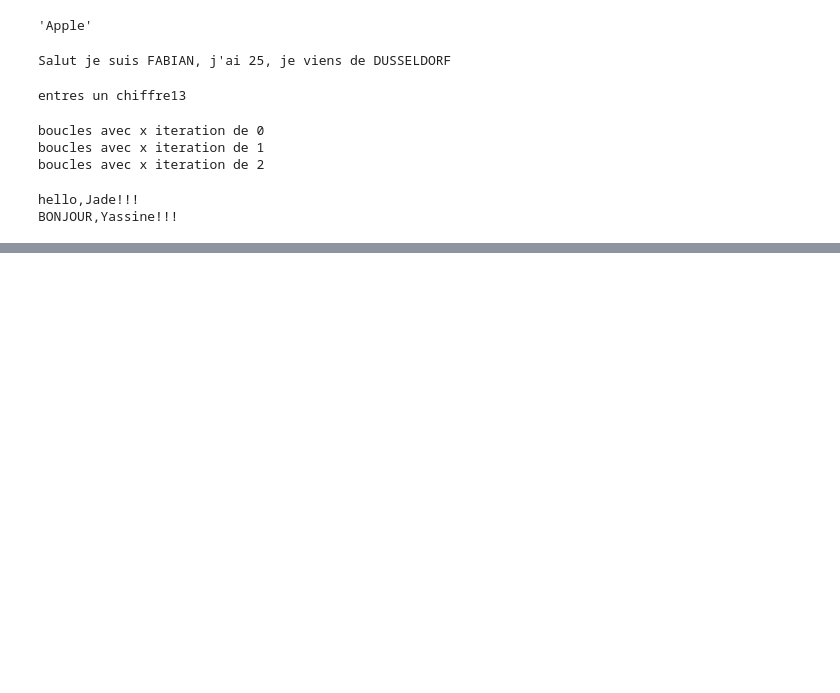
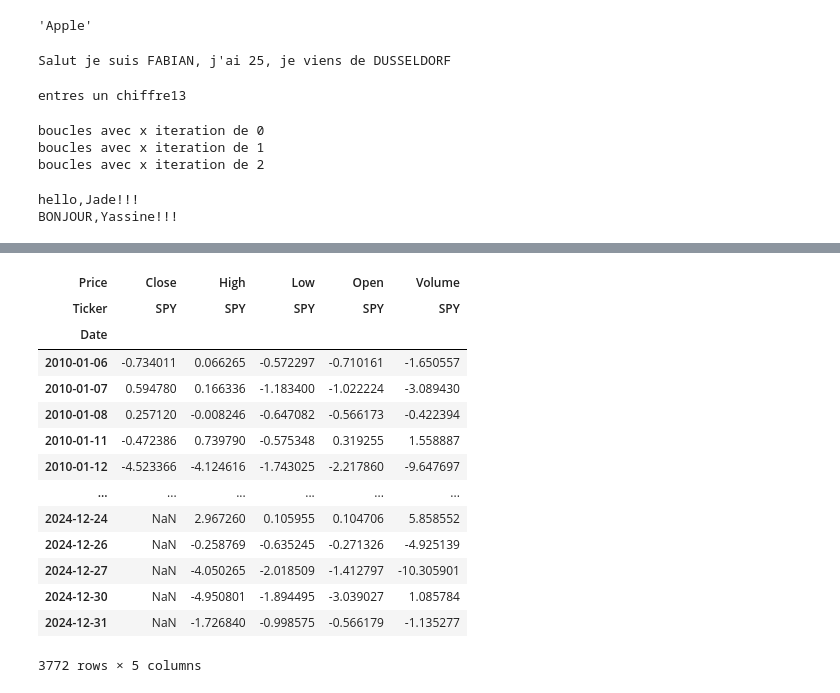
Before and after one commit to Samy-OUABID/IAE-METZ-Samy-Yassin, a Jupyter notebook: TD_DATAFUNDS.ipynb, the cells around one changed output, grey strips where cells are left out. Cells and saved outputs as stored; diff of their text form; code cells hidden in the pictures; blank space fills up the shorter version.

```diff
--- a/TD_DATAFUNDS.ipynb
+++ b/TD_DATAFUNDS.ipynb
@@ -99,0 +158,9 @@ BONJOUR,Yassine!!!
+# %%
+#BLOCK / TIME FRAME
+start_date = '2010-01-01'
+end_date = '2025-01-01'
+# %%
+#Telechargemennt des donnes historique de YFINANCE
+france_data = yf.download(france_symbol, start=start_date, end=end_date)
+ireland_data = yf.download(ireland_symbl, start=start_date, end=end_date)
+Luxembourg_data = yf.download(Luxembourg_symbol, start=start_date, end=end_date)
@@ -99,0 +211,32 @@ BONJOUR,Yassine!!!
+# %%
+# calcul des rendements pour chacun des fonds
+Luxembourg_data = Luxembourg_data.pct_change().dropna()
+ireland_data = ireland_data.pct_change().dropna()
+france_data = france_data.pct_change().dropna()
+# %%
+# calcul des redt quotiien pour chacun des fonds
+Luxembourg_return = Luxembourg_data.pct_change().dropna()
+ireland_return = ireland_data.pct_change().dropna()
+france_return = france_data.pct_change().dropna()
+# %%
+# calcul de la rentabilité cummulée des fonds sur une période
+lux_cumulatif_return = (1 + Luxembourg_return).cumprod()-1
+ireland_cumulatif_return = (1 + ireland_return).cumprod()-1
+france_cumulatif_return = (1 + france_return).cumprod()-1
+lux_cumulatif_return
+# %% [output]
+| Price | Close | High | Low | Open | Volume |
+| Ticker | SPY | SPY | SPY | SPY | SPY |
+| Date |  |  |  |  |  |
+| 2010-01-06 | -0.734011 | 0.066265 | -0.572297 | -0.710161 | -1.650557 |
+| 2010-01-07 | 0.594780 | 0.166336 | -1.183400 | -1.022224 | -3.089430 |
+| 2010-01-08 | 0.257120 | -0.008246 | -0.647082 | -0.566173 | -0.422394 |
+| 2010-01-11 | -0.472386 | 0.739790 | -0.575348 | 0.319255 | 1.558887 |
+| 2010-01-12 | -4.523366 | -4.124616 | -1.743025 | -2.217860 | -9.647697 |
+| ... | ... | ... | ... | ... | ... |
+| 2024-12-24 | NaN | 2.967260 | 0.105955 | 0.104706 | 5.858552 |
+| 2024-12-26 | NaN | -0.258769 | -0.635245 | -0.271326 | -4.925139 |
+| 2024-12-27 | NaN | -4.050265 | -2.018509 | -1.412797 | -10.305901 |
+| 2024-12-30 | NaN | -4.950801 | -1.894495 | -3.039027 | 1.085784 |
+| 2024-12-31 | NaN | -1.726840 | -0.998575 | -0.566179 | -1.135277 |
+3772 rows × 5 columns
```
Also changed, not shown: parts of 27 cells of this notebook.
